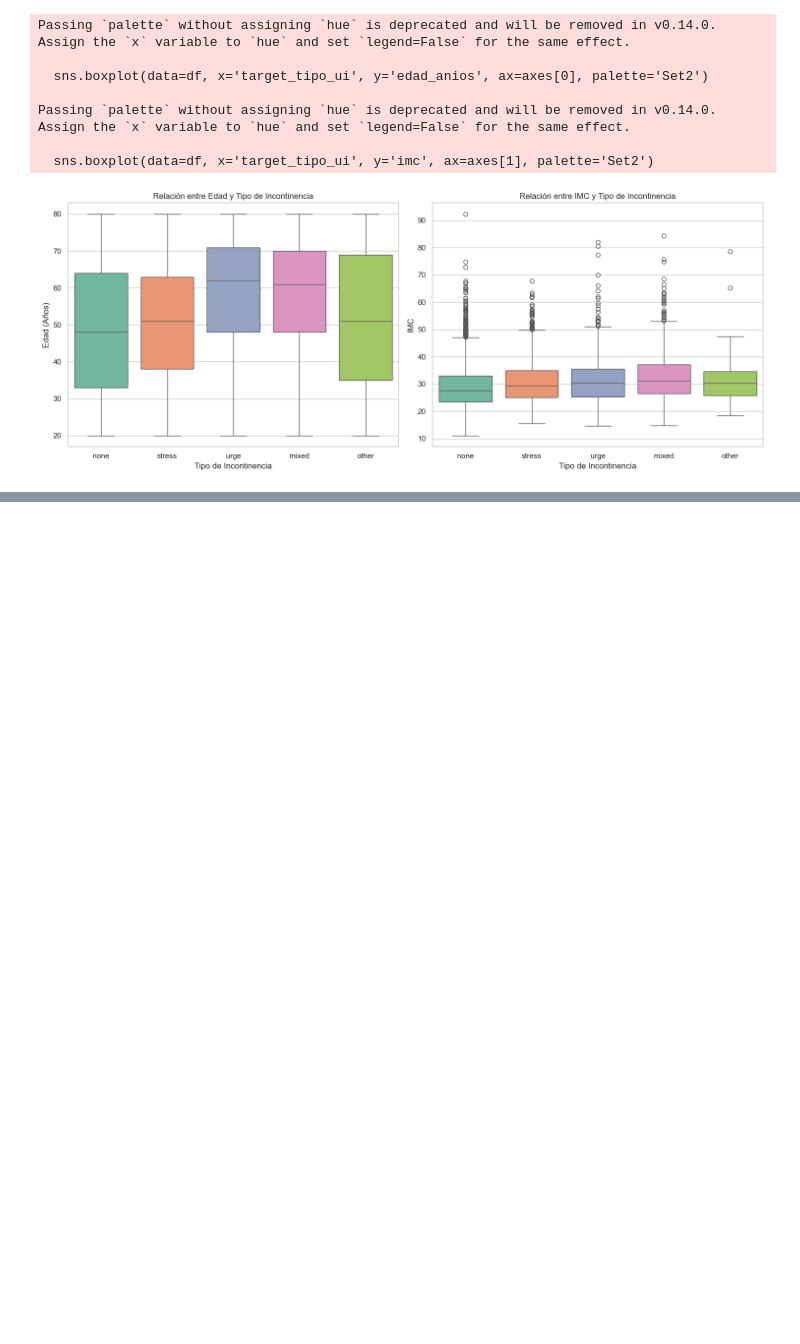
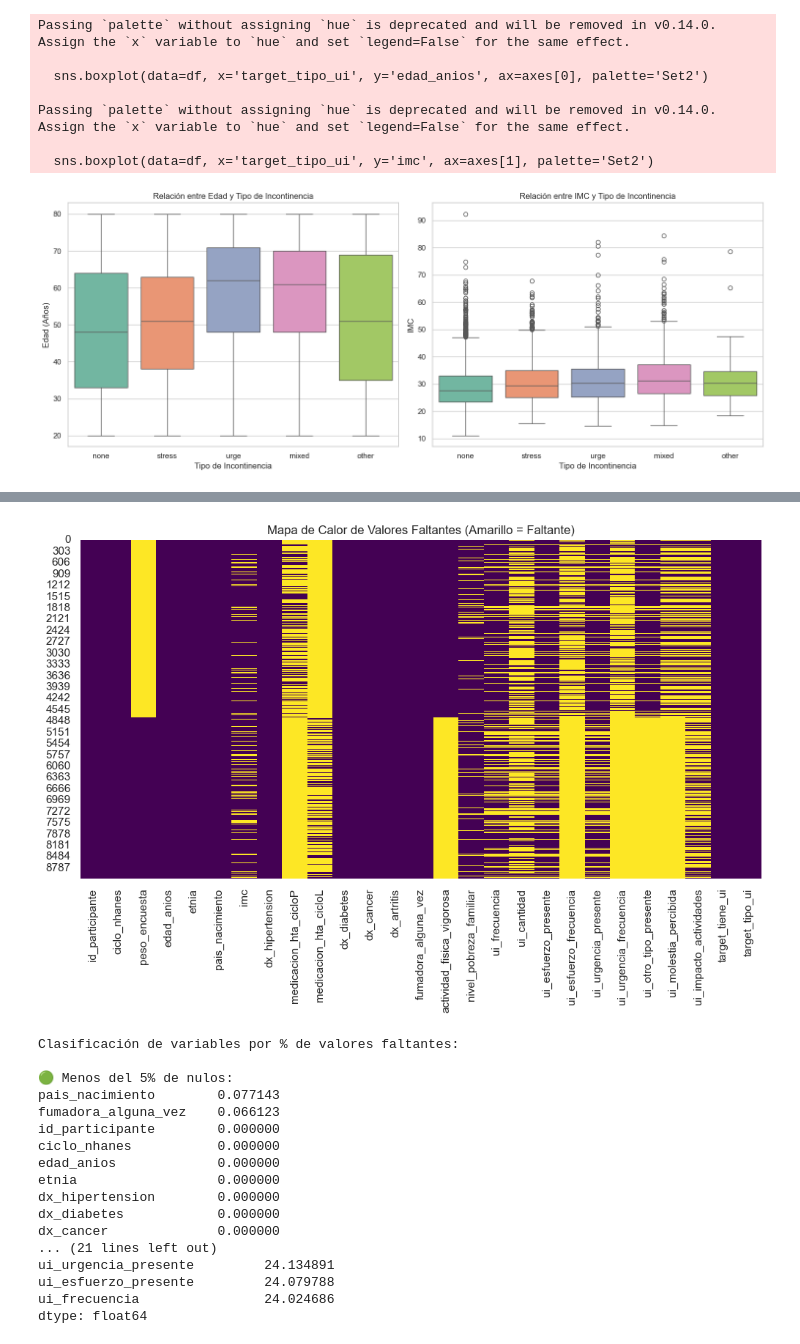
Before and after one commit to Bootcamp-IA-P6/Proyecto7_Equipo3_Multiclase, a Jupyter notebook: notebooks/modeling/notebook_camila.ipynb, the cells around one changed output, grey strips where cells are left out. Drawn from its saved outputs; the diff is of its cells as text; code cells hidden in the pictures; blank space fills up the shorter version.

```diff
--- a/notebooks/modeling/notebook_camila.ipynb
+++ b/notebooks/modeling/notebook_camila.ipynb
@@ -187,0 +218,39 @@ Passing `palette` without assigning `hue` is deprecated and will be removed in v
+# %%
+# 1. Mapa de Calor (Heatmap) de los Nulos
+plt.figure(figsize=(12, 6))
+# 'isnull()' devuelve True si el dato falta. El heatmap lo dibuja en blanco/negro.
+sns.heatmap(df.isnull(), cbar=False, cmap='viridis')
+plt.title('Mapa de Calor de Valores Faltantes (Amarillo = Faltante)')
+plt.show()
+
+# 2. Clasificación del porcentaje de Nulos
+print("\nClasificación de variables por % de valores faltantes:\n")
+porcentaje_nulos = (df.isnull().sum() / len(df)) * 100
+
+print("🟢 Menos del 5% de nulos:")
+print(porcentaje_nulos[porcentaje_nulos < 5].sort_values(ascending=False))
+
+print("\n🟡 Entre 5% y 20% de nulos:")
+print(porcentaje_nulos[(porcentaje_nulos >= 5) & (porcentaje_nulos <= 20)].sort_values(ascending=False))
+
+print("\n🔴 Más del 20% de nulos:")
+print(porcentaje_nulos[porcentaje_nulos > 20].sort_values(ascending=False))
+# %% [output]
+[figure, added]
+Clasificación de variables por % de valores faltantes:
+
+🟢 Menos del 5% de nulos:
+pais_nacimiento        0.077143
+fumadora_alguna_vez    0.066123
+id_participante        0.000000
+ciclo_nhanes           0.000000
+edad_anios             0.000000
+etnia                  0.000000
+dx_hipertension        0.000000
+dx_diabetes            0.000000
+dx_cancer              0.000000
+... (21 lines left out)
+ui_urgencia_presente         24.134891
+ui_esfuerzo_presente         24.079788
+ui_frecuencia                24.024686
+dtype: float64
```
Also changed, not shown: parts of 12 cells of this notebook, 1 other file.
